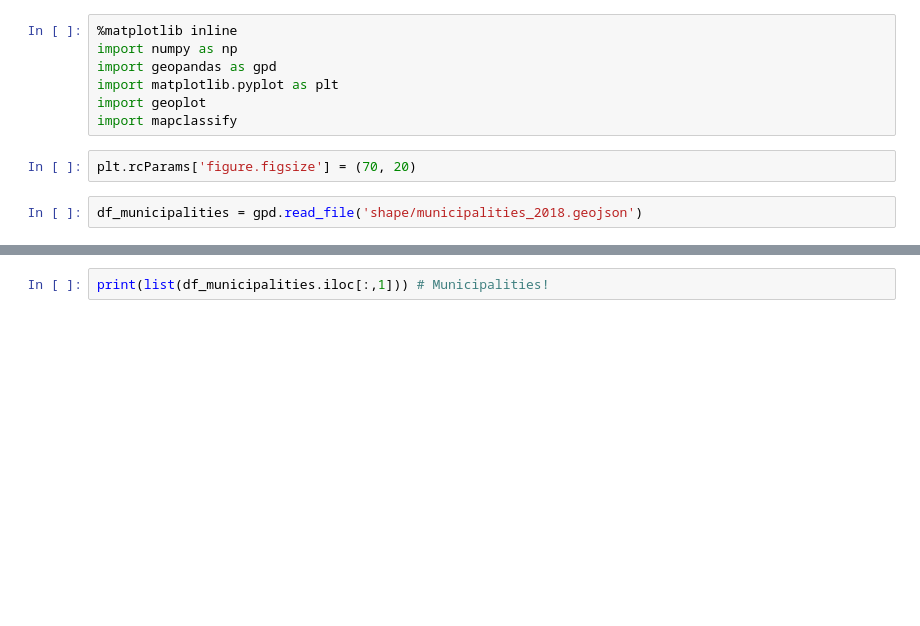
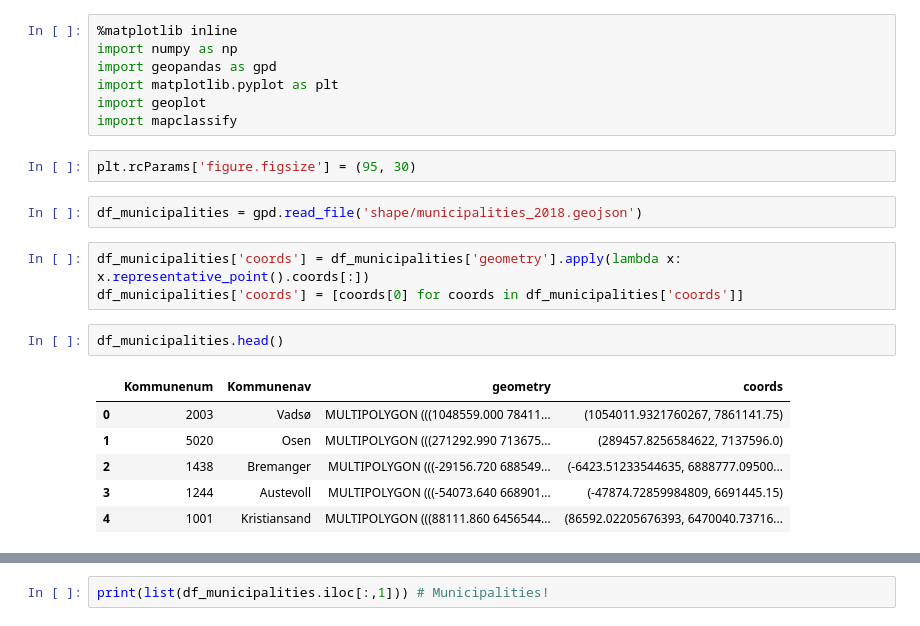
Before and after one commit to BerntA/NorwegianDemographics, a Jupyter notebook: src/geoplot_testing.ipynb, the cells around one changed output, grey strips where cells are left out. Drawn from its saved outputs; the diff is of its cells as text; blank space fills up the shorter version.

```diff
--- a/src/geoplot_testing.ipynb
+++ b/src/geoplot_testing.ipynb
@@ -6,6 +6,18 @@ import matplotlib.pyplot as plt
 import geoplot
 import mapclassify
 # %%
-plt.rcParams['figure.figsize'] = (70, 20)
+plt.rcParams['figure.figsize'] = (95, 30)
 # %%
 df_municipalities = gpd.read_file('shape/municipalities_2018.geojson')
+# %%
+df_municipalities['coords'] = df_municipalities['geometry'].apply(lambda x: x.representative_point().coords[:])
+df_municipalities['coords'] = [coords[0] for coords in df_municipalities['coords']]
+# %%
+df_municipalities.head()
+# %% [output]
+|  | Kommunenum | Kommunenav | geometry | coords |
+| 0 | 2003 | Vadsø | MULTIPOLYGON (((1048559.000 78411... | (1054011.9321760267, 7861141.75) |
+| 1 | 5020 | Osen | MULTIPOLYGON (((271292.990 713675... | (289457.8256584622, 7137596.0) |
+| 2 | 1438 | Bremanger | MULTIPOLYGON (((-29156.720 688549... | (-6423.51233544635, 6888777.09500... |
+| 3 | 1244 | Austevoll | MULTIPOLYGON (((-54073.640 668901... | (-47874.72859984809, 6691445.15) |
+| 4 | 1001 | Kristiansand | MULTIPOLYGON (((88111.860 6456544... | (86592.02205676393, 6470040.73716... |
```
Also changed, not shown: parts of 2 cells of this notebook.
